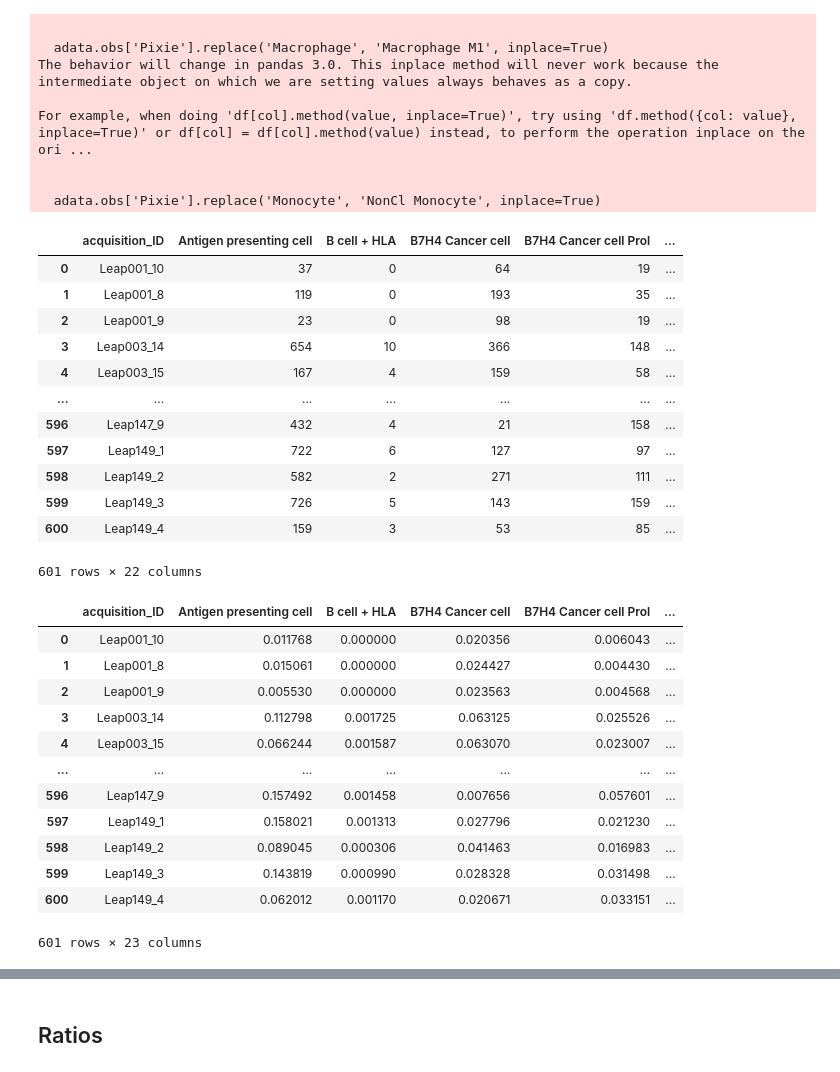
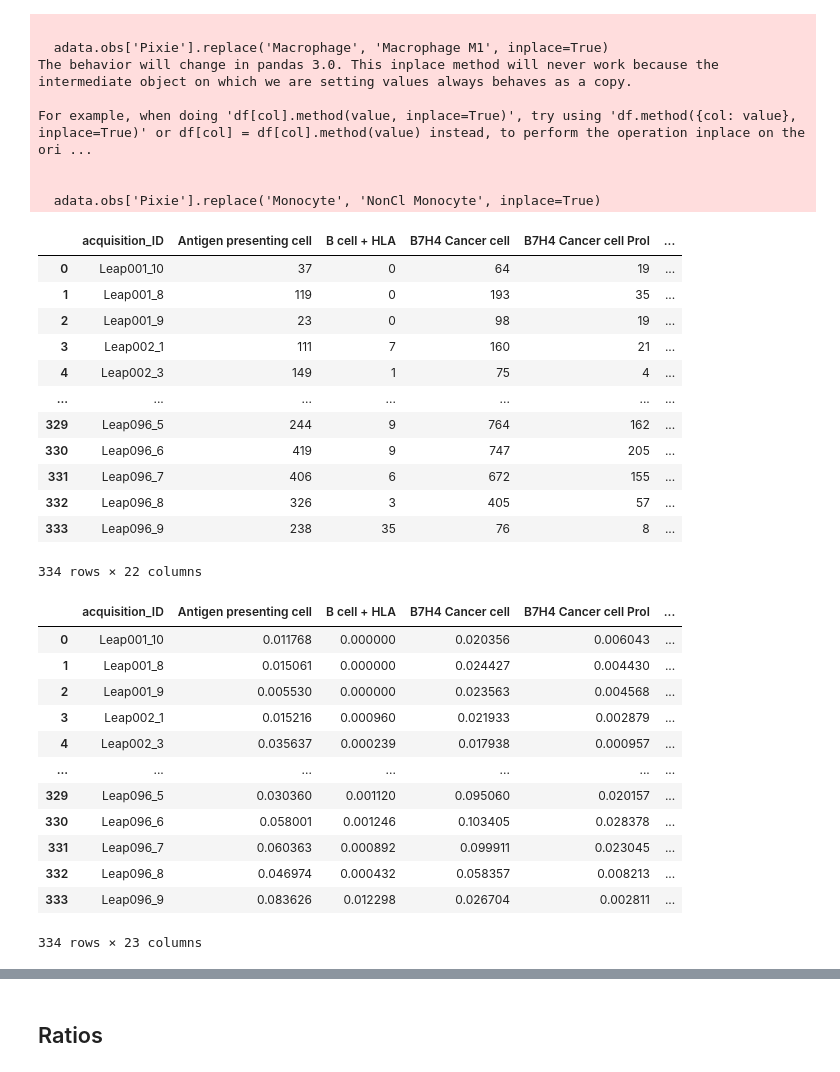
Before and after one commit to Schumacher-group/IMC_TNBC_analysis, a Jupyter notebook: figures/manuscript/Notebooks/Cell Counts.ipynb, the cells around one changed output, grey strips where cells are left out. Saved outputs shown, nothing was run; the diff lists cells and outputs as text; code cells hidden in the pictures.

```diff
--- a/figures/manuscript/Notebooks/Cell Counts.ipynb
+++ b/figures/manuscript/Notebooks/Cell Counts.ipynb
@@ -47,42 +47,42 @@ For example, when doing 'df[col].method(value, inplace=True)', try using 'df.met
 
   adata.obs['Pixie'].replace('Monocyte', 'NonCl Monocyte', inplace=True)
 # %%
-pretreat = adata[adata.obs['Sample_Type_(pre/post treatment)']=='pre'].copy()
-#pretreat = adata[adata.obs['Response']=='Non-Responder'].copy() ###use this line when analysing Non-Responders
+# pretreat = adata[adata.obs['Sample_Type_(pre/post treatment)']=='pre'].copy()
+pretreat = adata[adata.obs['Response']=='Non-Responder'].copy() ###use this line when analysing Non-Responders
 # %%
-study = 'Response'
-#study = 'Sample_Type_(pre/post treatment)' ###use this line when analysing Non-Responders
+# study = 'Response'
+study = 'Sample_Type_(pre/post treatment)' ###use this line when analysing Non-Responders
 
 # Create the first dataframe
 cell_counts = pd.DataFrame()
 
 # Generate the second dataframe
 # Group by Image ID, Response, and Cell Label and count the cells
 cell_counts = pretreat.obs.groupby(['acquisition_ID', 'Pixie']).size().unstack(fill_value=0)
 
 # Reset the index to make Image ID and Response columns
 cell_counts = cell_counts.reset_index()
 
 # Add the Response column (assuming the response is the same for all cells in an image)
 response_mapping = pretreat.obs.drop_duplicates(subset=['acquisition_ID'])[['acquisition_ID', study]]
 cell_counts = cell_counts.merge(response_mapping, on='acquisition_ID', how='left')
 
 # Display the final dataframe
 cell_counts
 # %% [output]
 |  | acquisition_ID | Antigen presenting cell | B cell + HLA | B7H4 Cancer cell | B7H4 Cancer cell Prol | ... |
 | 0 | Leap001_10 | 37 | 0 | 64 | 19 | ... |
 | 1 | Leap001_8 | 119 | 0 | 193 | 35 | ... |
 | 2 | Leap001_9 | 23 | 0 | 98 | 19 | ... |
-| 3 | Leap003_14 | 654 | 10 | 366 | 148 | ... |
-| 4 | Leap003_15 | 167 | 4 | 159 | 58 | ... |
+| 3 | Leap002_1 | 111 | 7 | 160 | 21 | ... |
+| 4 | Leap002_3 | 149 | 1 | 75 | 4 | ... |
 | ... | ... | ... | ... | ... | ... | ... |
-| 596 | Leap147_9 | 432 | 4 | 21 | 158 | ... |
-| 597 | Leap149_1 | 722 | 6 | 127 | 97 | ... |
-| 598 | Leap149_2 | 582 | 2 | 271 | 111 | ... |
-| 599 | Leap149_3 | 726 | 5 | 143 | 159 | ... |
-| 600 | Leap149_4 | 159 | 3 | 53 | 85 | ... |
+| 329 | Leap096_5 | 244 | 9 | 764 | 162 | ... |
+| 330 | Leap096_6 | 419 | 9 | 747 | 205 | ... |
+| 331 | Leap096_7 | 406 | 6 | 672 | 155 | ... |
+| 332 | Leap096_8 | 326 | 3 | 405 | 57 | ... |
+| 333 | Leap096_9 | 238 | 35 | 76 | 8 | ... |
-601 rows × 22 columns
+334 rows × 22 columns
 # %%
 #Normalise
 
@@ -116,15 +116,15 @@ cell_counts_norm
 | 0 | Leap001_10 | 0.011768 | 0.000000 | 0.020356 | 0.006043 | ... |
 | 1 | Leap001_8 | 0.015061 | 0.000000 | 0.024427 | 0.004430 | ... |
 | 2 | Leap001_9 | 0.005530 | 0.000000 | 0.023563 | 0.004568 | ... |
-| 3 | Leap003_14 | 0.112798 | 0.001725 | 0.063125 | 0.025526 | ... |
-| 4 | Leap003_15 | 0.066244 | 0.001587 | 0.063070 | 0.023007 | ... |
+| 3 | Leap002_1 | 0.015216 | 0.000960 | 0.021933 | 0.002879 | ... |
+| 4 | Leap002_3 | 0.035637 | 0.000239 | 0.017938 | 0.000957 | ... |
 | ... | ... | ... | ... | ... | ... | ... |
-| 596 | Leap147_9 | 0.157492 | 0.001458 | 0.007656 | 0.057601 | ... |
-| 597 | Leap149_1 | 0.158021 | 0.001313 | 0.027796 | 0.021230 | ... |
-| 598 | Leap149_2 | 0.089045 | 0.000306 | 0.041463 | 0.016983 | ... |
-| 599 | Leap149_3 | 0.143819 | 0.000990 | 0.028328 | 0.031498 | ... |
-| 600 | Leap149_4 | 0.062012 | 0.001170 | 0.020671 | 0.033151 | ... |
+| 329 | Leap096_5 | 0.030360 | 0.001120 | 0.095060 | 0.020157 | ... |
+| 330 | Leap096_6 | 0.058001 | 0.001246 | 0.103405 | 0.028378 | ... |
+| 331 | Leap096_7 | 0.060363 | 0.000892 | 0.099911 | 0.023045 | ... |
+| 332 | Leap096_8 | 0.046974 | 0.000432 | 0.058357 | 0.008213 | ... |
+| 333 | Leap096_9 | 0.083626 | 0.012298 | 0.026704 | 0.002811 | ... |
-601 rows × 23 columns
+334 rows × 23 columns
 # %%
 #Dataframe in which I merge together the pro-tumour agents and the anti-tumour agents
 antiprotumour=cell_counts.copy()
```
Also changed, not shown: parts of 8 cells of this notebook.
